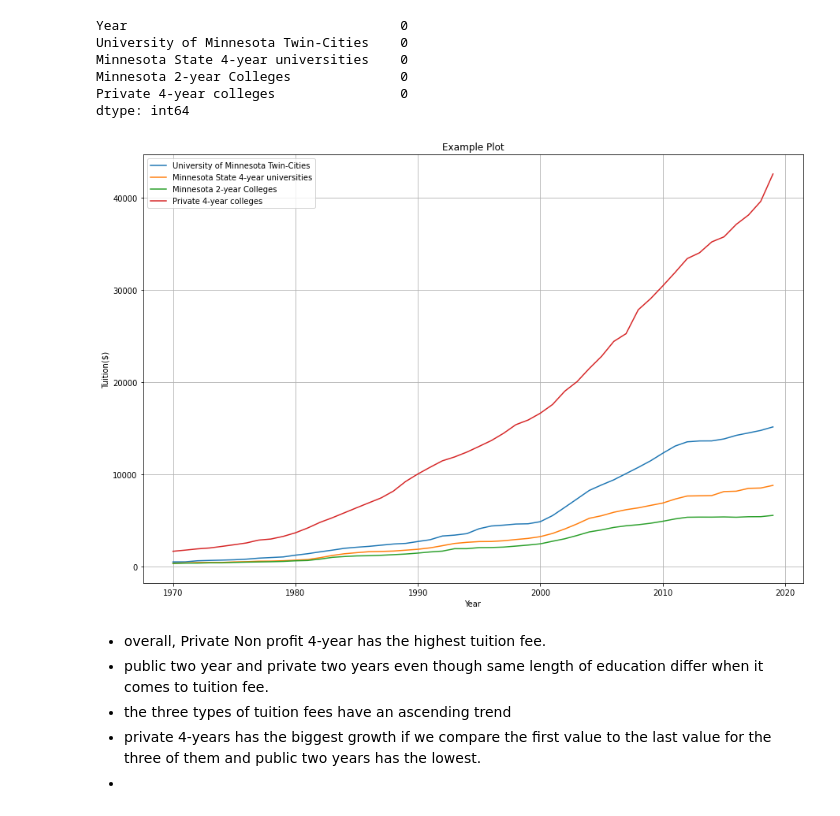
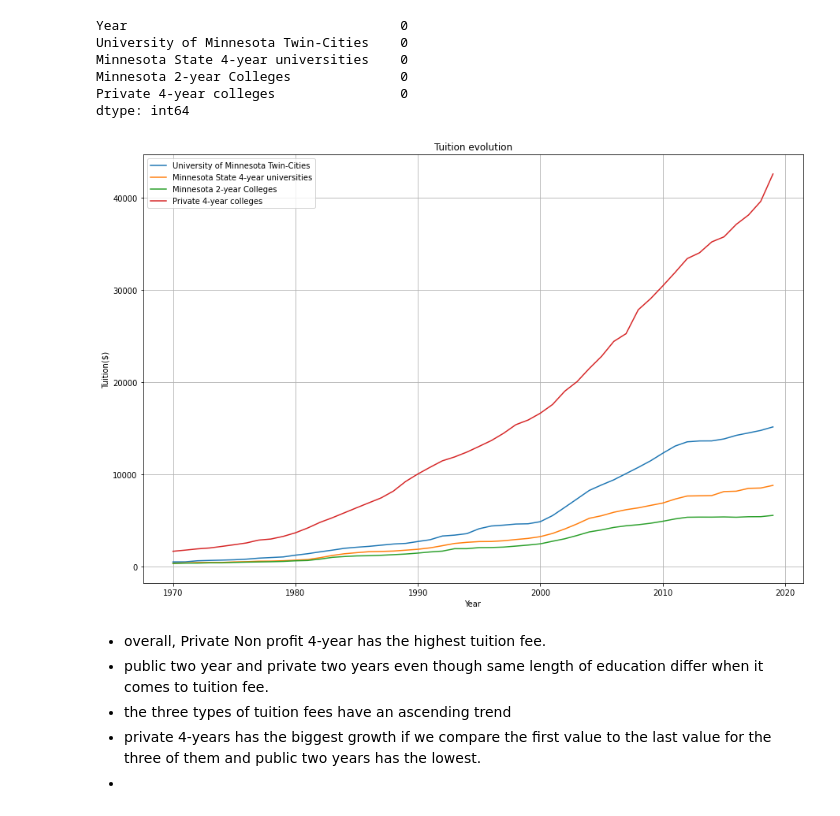
Before and after one commit to hypnos-coder/data-derby, a Jupyter notebook: src/novice/four.ipynb, the cells around one changed output. Drawn from its saved outputs; the diff is of its cells as text; code cells hidden in the pictures.

```diff
--- a/src/novice/four.ipynb
+++ b/src/novice/four.ipynb
@@ -78,17 +78,17 @@ dtype: int64
 # %%
 fig, ax = plt.subplots(figsize=(15,10))
 for columns in df.columns.to_list()[1:]:
     sns.lineplot(data=df, x="Year", y=columns, label=columns)
 
 plt.xlabel('Year')
 plt.ylabel('Tuition($)')
-plt.title('Example Plot')
+plt.title('Tuition evolution')
 
 plt.grid()
 plt.legend()
 plt.show()
 # %% [output]
-[figure, old version]
+[figure, new version]
 # %% [markdown]
 - overall, Private Non profit 4-year has the highest tuition fee.
 - public two year and private two years even though same length of education differ when it comes to tuition fee.
```
Also changed, not shown: parts of 1 cell of this notebook, 5 other files.
